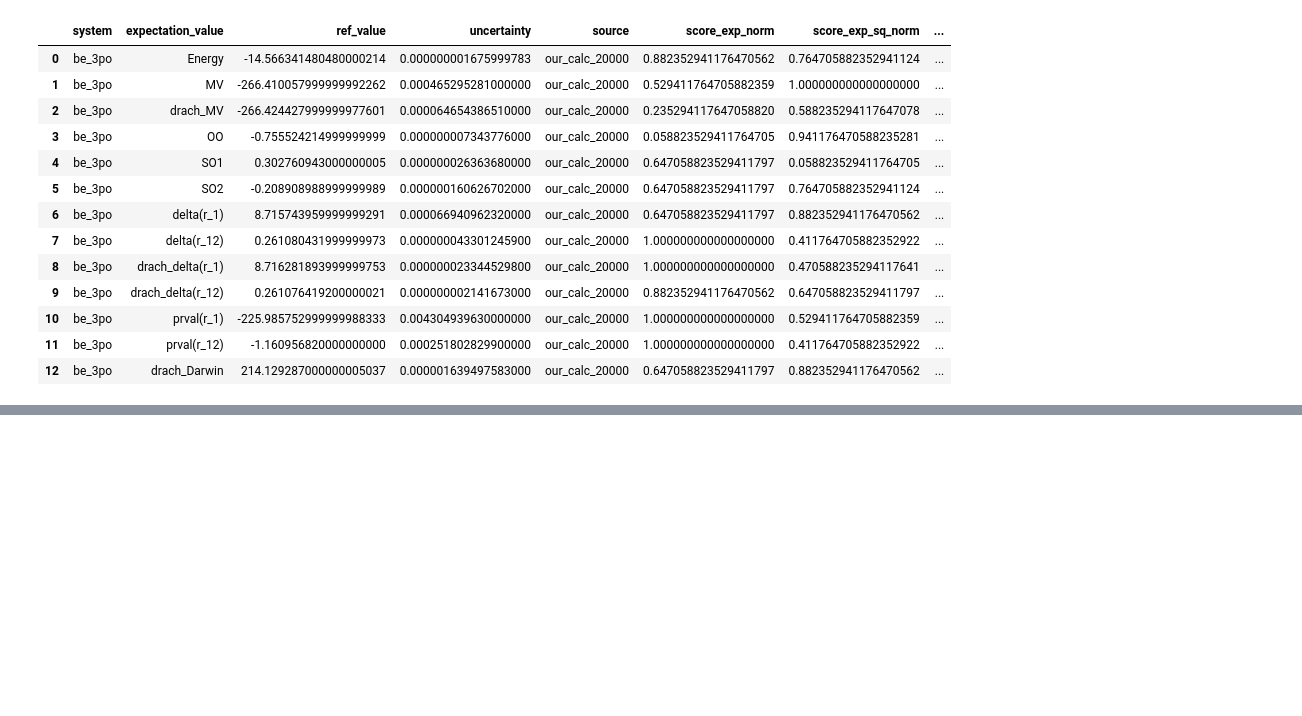
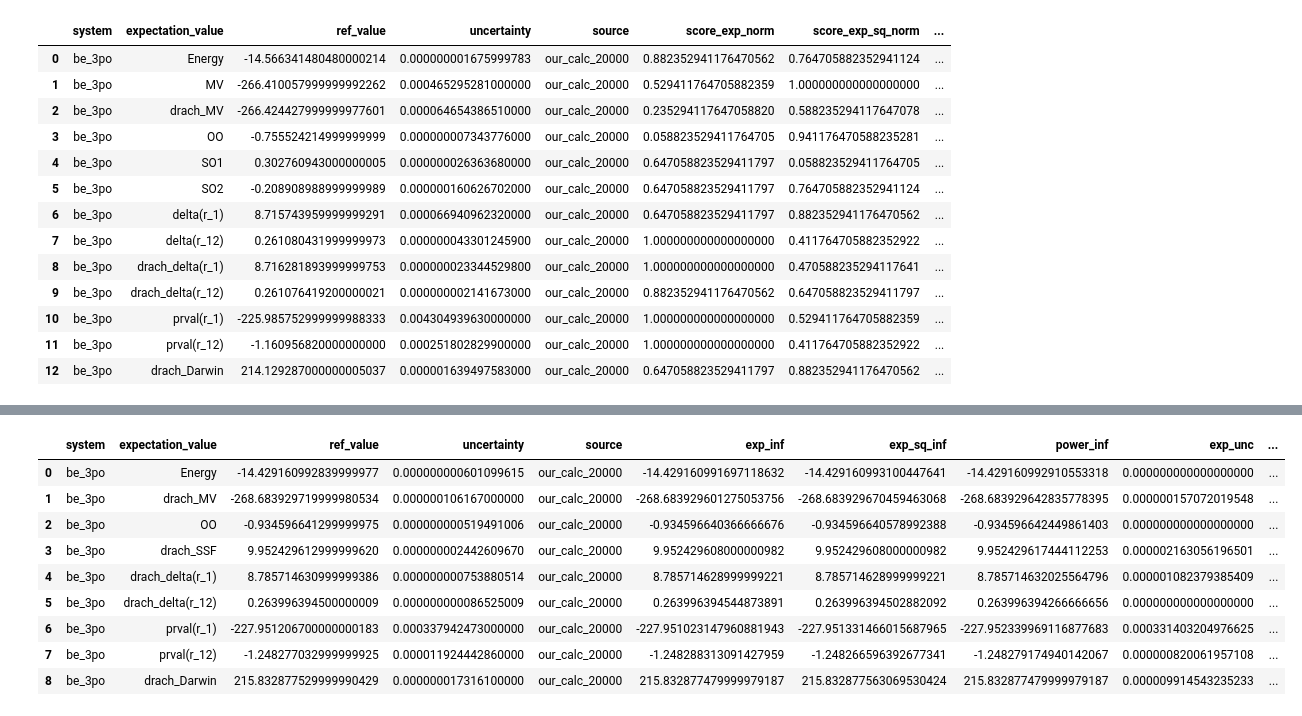
Before and after one commit to trulyaldi/extrapolation, a Jupyter notebook: src/test.ipynb, the cells around one changed output, grey strips where cells are left out. Saved outputs shown, nothing was run; the diff lists cells and outputs as text; code cells hidden in the pictures; blank space fills up the shorter version.

```diff
--- a/src/test.ipynb
+++ b/src/test.ipynb
@@ -464,0 +431,13 @@ Power Law Model:
+# %%
+be_3se_01_df
+# %% [output]
+|  | system | expectation_value | ref_value | uncertainty | source | exp_inf | exp_sq_inf | power_inf | exp_unc | ... |
+| 0 | be_3po | Energy | -14.429160992839999977 | 0.000000000601099615 | our_calc_20000 | -14.429160991697118632 | -14.429160993100447641 | -14.429160992910553318 | 0.000000000000000000 | ... |
+| 1 | be_3po | drach_MV | -268.683929719999980534 | 0.000000106167000000 | our_calc_20000 | -268.683929601275053756 | -268.683929670459463068 | -268.683929642835778395 | 0.000000157072019548 | ... |
+| 2 | be_3po | OO | -0.934596641299999975 | 0.000000000519491006 | our_calc_20000 | -0.934596640366666676 | -0.934596640578992388 | -0.934596642449861403 | 0.000000000000000000 | ... |
+| 3 | be_3po | drach_SSF | 9.952429612999999620 | 0.000000002442609670 | our_calc_20000 | 9.952429608000000982 | 9.952429608000000982 | 9.952429617444112253 | 0.000002163056196501 | ... |
+| 4 | be_3po | drach_delta(r_1) | 8.785714630999999386 | 0.000000000753880514 | our_calc_20000 | 8.785714628999999221 | 8.785714628999999221 | 8.785714632025564796 | 0.000001082379385409 | ... |
+| 5 | be_3po | drach_delta(r_12) | 0.263996394500000009 | 0.000000000086525009 | our_calc_20000 | 0.263996394544873891 | 0.263996394502882092 | 0.263996394266666656 | 0.000000000000000000 | ... |
+| 6 | be_3po | prval(r_1) | -227.951206700000000183 | 0.000337942473000000 | our_calc_20000 | -227.951023147960881943 | -227.951331466015687965 | -227.952339969116877683 | 0.000331403204976625 | ... |
+| 7 | be_3po | prval(r_12) | -1.248277032999999925 | 0.000011924442860000 | our_calc_20000 | -1.248288313091427959 | -1.248266596392677341 | -1.248279174940142067 | 0.000000820061957108 | ... |
+| 8 | be_3po | drach_Darwin | 215.832877529999990429 | 0.000000017316100000 | our_calc_20000 | 215.832877479999979187 | 215.832877563069530424 | 215.832877479999979187 | 0.000009914543235233 | ... |
```
Also changed, not shown: parts of 20 cells of this notebook.
